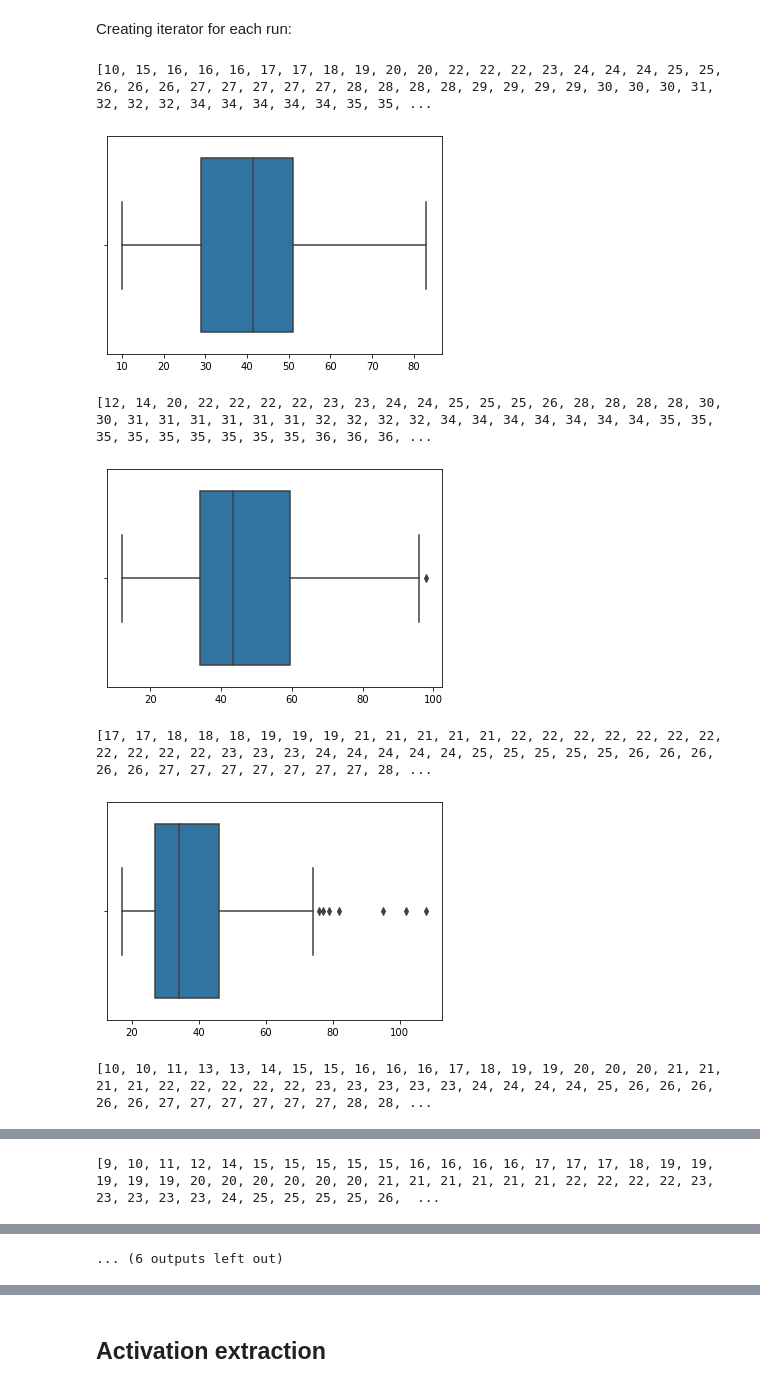
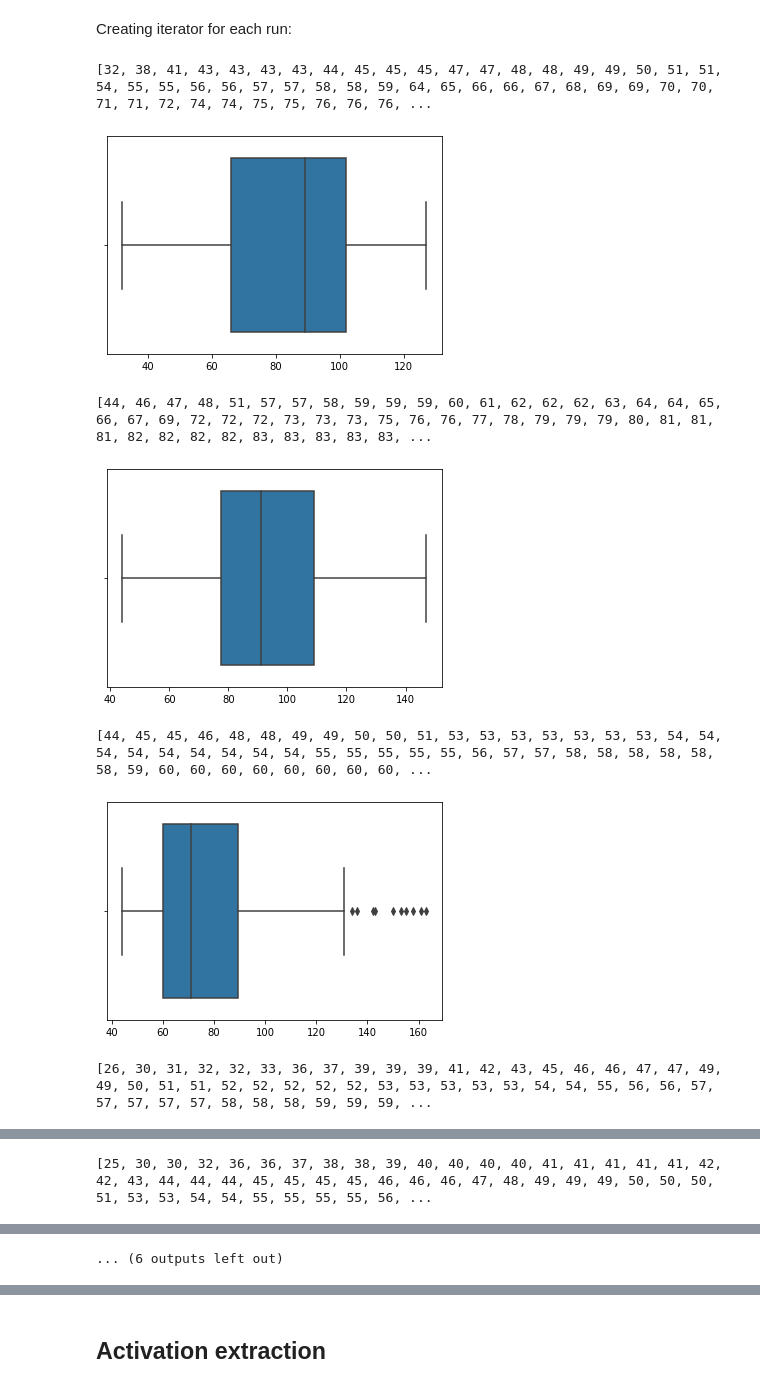
Before and after one commit to AlexandrePsq/NLP_models, a Jupyter notebook: BERT/generate_activations.ipynb, the cells around one changed output, grey strips where cells are left out. Cells and saved outputs as stored; diff of their text form; code cells hidden in the pictures.

```diff
--- a/BERT/generate_activations.ipynb
+++ b/BERT/generate_activations.ipynb
@@ -58,25 +58,25 @@ iterator_list = [tokenize(path, language, train=False) for path in paths]
 # %%
 import utils
 import seaborn as sns
 import matplotlib.pyplot as plt
 
 for index in range(9):
     batches, indexes = utils.batchify_per_sentence_with_pre_and_post_context(
                 iterator_list[index],
                 1,
-                2,
+                5,
                 0,
                 'bert-base-uncased',
                 max_length=512)
     print(sorted([len(item.split()) for item in batches]))
     sns.boxplot(sorted([len(item.split()) for item in batches]))
     plt.show()
     print()
 # %% [output]
-[10, 15, 16, 16, 16, 17, 17, 18, 19, 20, 20, 22, 22, 22, 23, 24, 24, 24, 25, 25, 26, 26, 26, 27, 27, 27, 27, 27, 28, 28, 28, 28, 29, 29, 29, 29, 30, 30, 30, 31, 32, 32, 32, 34, 34, 34, 34, 34, 35, 35, ...
+[32, 38, 41, 43, 43, 43, 43, 44, 45, 45, 45, 47, 47, 48, 48, 49, 49, 50, 51, 51, 54, 55, 55, 56, 56, 57, 57, 58, 58, 59, 64, 65, 66, 66, 67, 68, 69, 69, 70, 70, 71, 71, 72, 74, 74, 75, 75, 76, 76, 76, ...
-[figure, old version]
+[figure, new version]
-[12, 14, 20, 22, 22, 22, 22, 23, 23, 24, 24, 25, 25, 25, 26, 28, 28, 28, 28, 30, 30, 31, 31, 31, 31, 31, 31, 32, 32, 32, 32, 34, 34, 34, 34, 34, 34, 34, 35, 35, 35, 35, 35, 35, 35, 35, 35, 36, 36, 36, ...
+[44, 46, 47, 48, 51, 57, 57, 58, 59, 59, 59, 60, 61, 62, 62, 62, 63, 64, 64, 65, 66, 67, 69, 72, 72, 72, 73, 73, 73, 75, 76, 76, 77, 78, 79, 79, 79, 80, 81, 81, 81, 82, 82, 82, 82, 83, 83, 83, 83, 83, ...
-[figure, old version]
+[figure, new version]
-[17, 17, 18, 18, 18, 19, 19, 19, 21, 21, 21, 21, 21, 22, 22, 22, 22, 22, 22, 22, 22, 22, 22, 22, 23, 23, 23, 24, 24, 24, 24, 24, 25, 25, 25, 25, 25, 26, 26, 26, 26, 26, 27, 27, 27, 27, 27, 27, 27, 28, ...
+[44, 45, 45, 46, 48, 48, 49, 49, 50, 50, 51, 53, 53, 53, 53, 53, 53, 53, 54, 54, 54, 54, 54, 54, 54, 54, 54, 55, 55, 55, 55, 55, 56, 57, 57, 58, 58, 58, 58, 58, 58, 59, 60, 60, 60, 60, 60, 60, 60, 60, ...
-[figure, old version]
+[figure, new version]
-[10, 10, 11, 13, 13, 14, 15, 15, 16, 16, 16, 17, 18, 19, 19, 20, 20, 20, 21, 21, 21, 21, 22, 22, 22, 22, 22, 23, 23, 23, 23, 23, 24, 24, 24, 24, 25, 26, 26, 26, 26, 26, 27, 27, 27, 27, 27, 27, 28, 28, ...
+[26, 30, 31, 32, 32, 33, 36, 37, 39, 39, 39, 41, 42, 43, 45, 46, 46, 47, 47, 49, 49, 50, 51, 51, 52, 52, 52, 52, 52, 53, 53, 53, 53, 53, 54, 54, 55, 56, 56, 57, 57, 57, 57, 57, 58, 58, 58, 59, 59, 59, ...
@@ -84 +84 @@ for index in range(9):
-[9, 10, 11, 12, 14, 15, 15, 15, 15, 15, 16, 16, 16, 16, 17, 17, 17, 18, 19, 19, 19, 19, 19, 20, 20, 20, 20, 20, 20, 21, 21, 21, 21, 21, 21, 22, 22, 22, 22, 23, 23, 23, 23, 23, 24, 25, 25, 25, 25, 26,  ...
+[25, 30, 30, 32, 36, 36, 37, 38, 38, 39, 40, 40, 40, 40, 41, 41, 41, 41, 41, 42, 42, 43, 44, 44, 44, 45, 45, 45, 45, 46, 46, 46, 47, 48, 49, 49, 49, 50, 50, 50, 51, 53, 53, 54, 54, 55, 55, 55, 55, 56, ...
```
Also changed, not shown: parts of 6 cells of this notebook, 1 other file.
